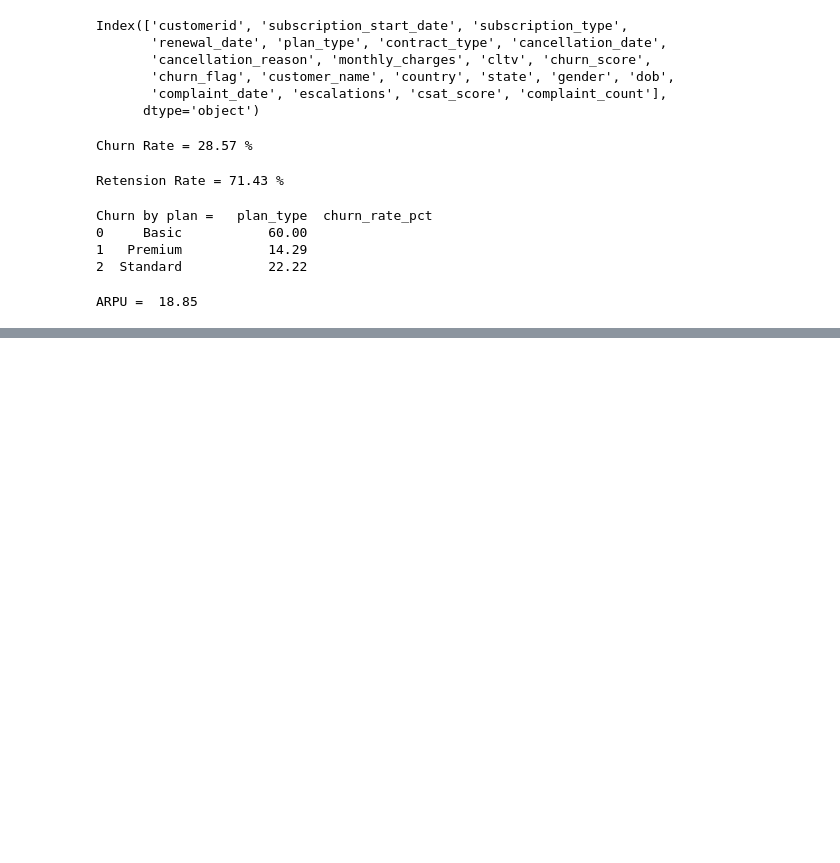
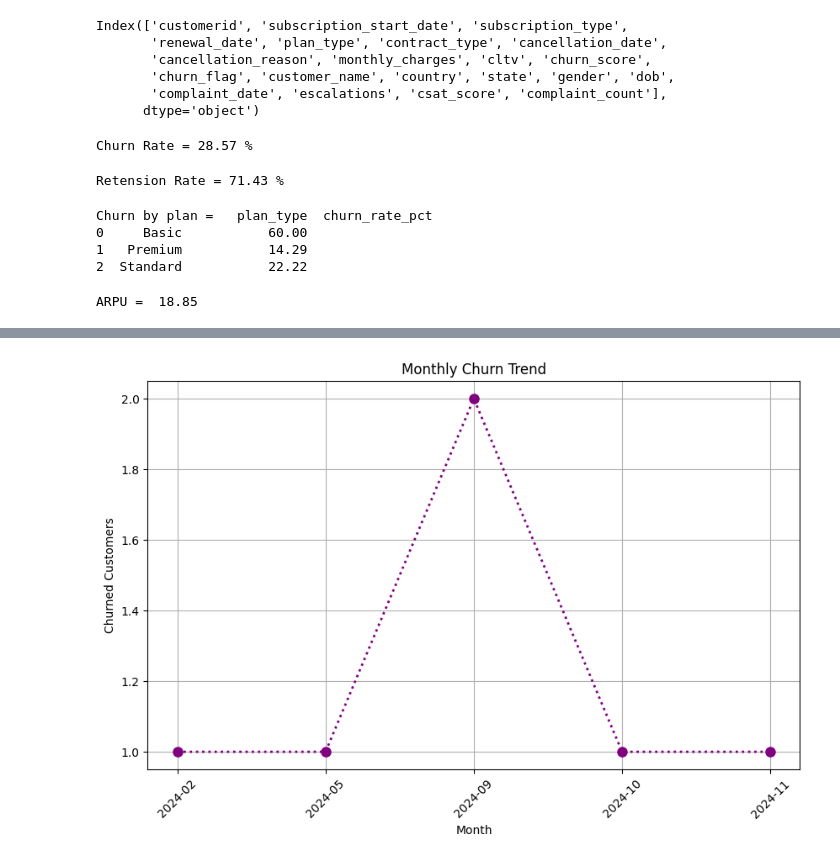
Before and after one commit to rubixz/customer_churn, a Jupyter notebook: churn_analysis.ipynb, the cells around one changed output, grey strips where cells are left out. Cells and saved outputs as stored; diff of their text form; code cells hidden in the pictures; blank space fills up the shorter version.

```diff
--- a/churn_analysis.ipynb
+++ b/churn_analysis.ipynb
@@ -509,0 +544,13 @@ Avg Tenure (days) =  1527 0
+# %%
+#11. Churn Risk
+
+
+condition = [
+    (df['churn_score'] < 50),
+    (df['churn_score'] >= 50) & (df['churn_score'] < 70),
+    (df['churn_score'] >= 70)
+
+  ]
+choices = ['low', 'med', 'high']
+
+df['churn_risk'] = np.select(condition, choices, default='unknow' )
@@ -509,0 +578,2 @@ Avg Tenure (days) =  1527 0
+# %%
+visual = df.copy()
@@ -509,0 +590,17 @@ Avg Tenure (days) =  1527 0
+# %%
+#4.1 Monthly Churn trend (time series KPI)
+
+visual['cancellation_month'] = visual['cancellation_date'].dt.to_period('M')
+# %%
+churn_trend = visual[visual['churn_flag'] == 1].groupby('cancellation_month').size()
+# %%
+plt.figure(figsize=(10,6))
+plt.plot(churn_trend.index.astype(str), churn_trend.values, color='purple', marker='o', linestyle='dotted', linewidth=2, markersize=8)
+plt.xticks(rotation=45)
+plt.title('Monthly Churn Trend')
+plt.xlabel('Month')
+plt.ylabel('Churned Customers')
+plt.grid(True)
+plt.show()
+# %% [output]
+[figure, added]
```
Also changed, not shown: parts of 20 cells of this notebook.
